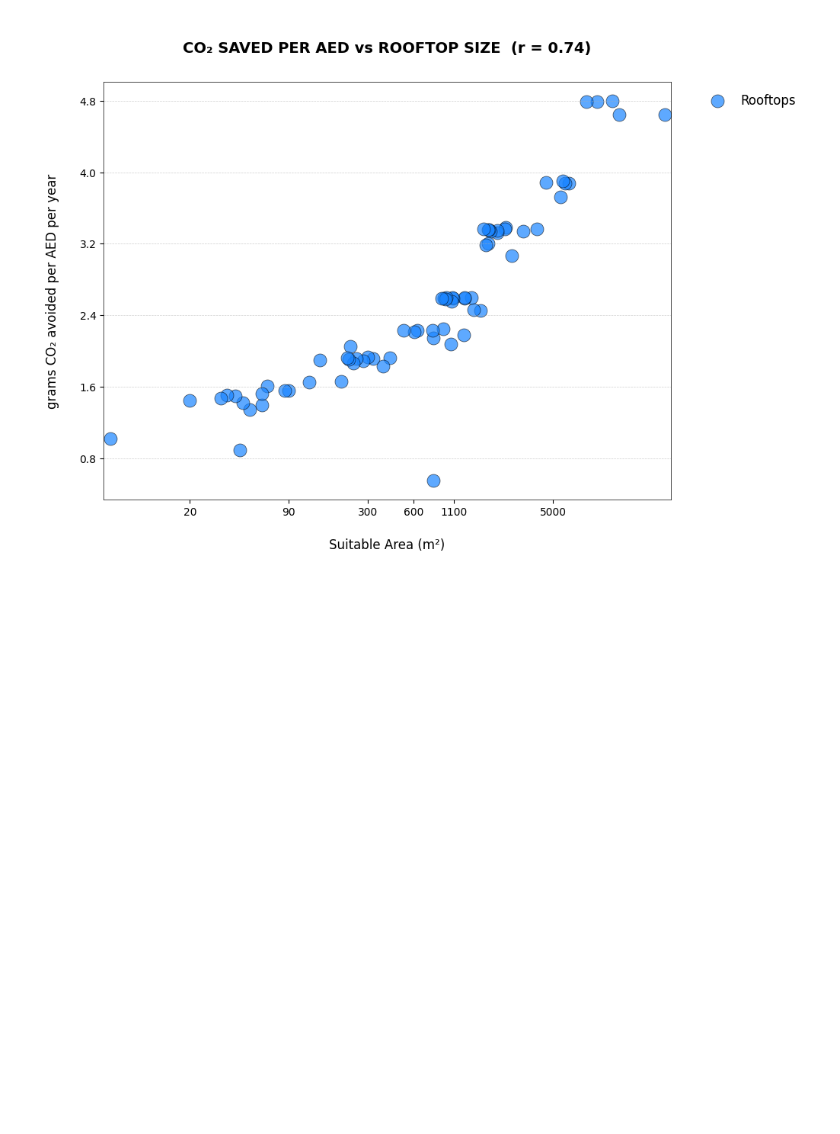
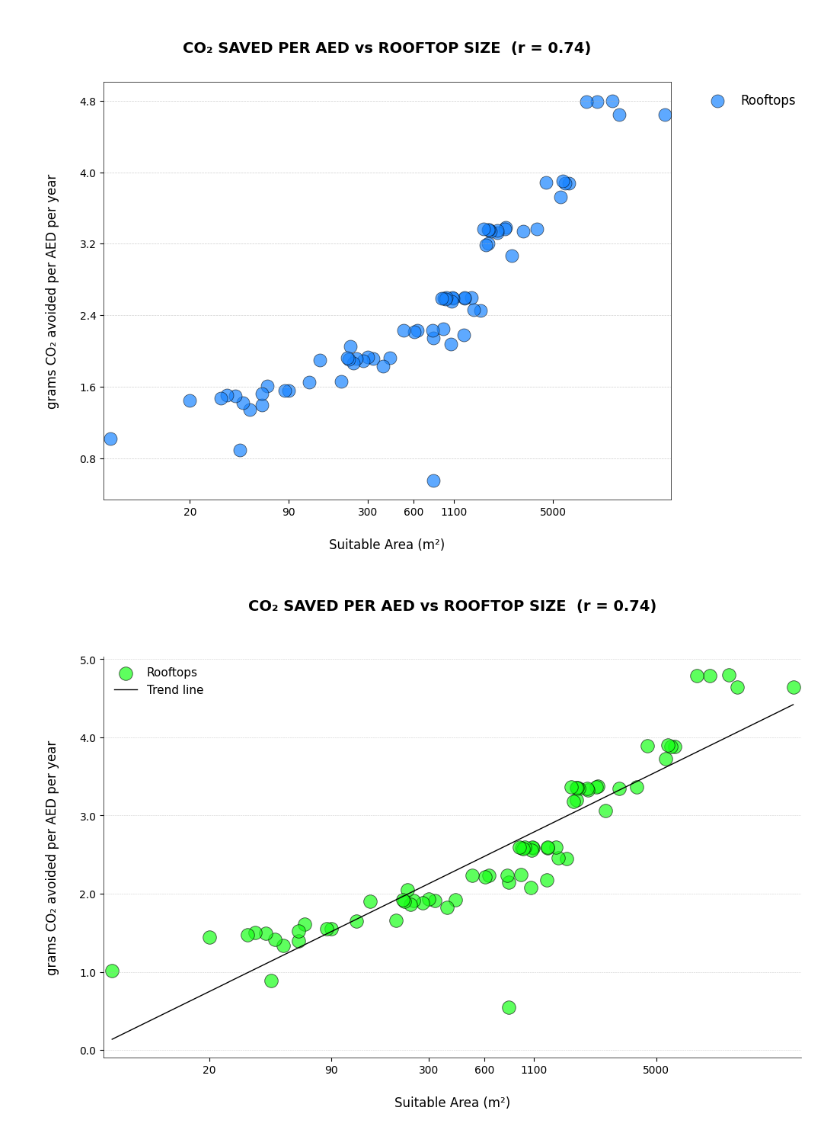
Before and after one commit to ClaudiaTurner/GEOG5160M-Dissertation, a Jupyter notebook: dissertation_data.ipynb, the cells around one changed output. Saved outputs shown, nothing was run; the diff lists cells and outputs as text; code cells hidden in the pictures; blank space fills up the shorter version.

```diff
--- a/dissertation_data.ipynb
+++ b/dissertation_data.ipynb
@@ -839,3 +839,79 @@ ax.legend(frameon=False, bbox_to_anchor=(1.04, 1), loc="upper left")
 plt.show()
 # %% [output]
 [figure]
+# %%
+
+# ── STYLE ───────────────────────────────────────────────────────
+plt.rcParams.update({
+    "font.family"     : "sans-serif",
+    "font.sans-serif" : ["DejaVu Sans"],
+    "axes.titlesize"  : 14,
+    "axes.titlepad"   : 12,
+    "axes.labelsize"  : 12,
+    "xtick.labelsize" : 10,
+    "ytick.labelsize" : 10,
+    "legend.fontsize" : 11,
+    "axes.edgecolor"  : "black",
+    "axes.linewidth"  : 0.5,
+})
+
+# ── DATA ────────────────────────────────────────────────────────
+df = rooftops_UAE.copy()
+df.columns = df.columns.str.strip()
+
+x = df["Suitable Area m²"]
+y = df["kg_CO2_per_AED_per_year"]          # already computed
+
+# trend line: fit y vs log10(x)
+m, b = np.polyfit(np.log10(x), y, 1)
+x_fit = np.logspace(np.log10(x.min()), np.log10(x.max()), 300)
+y_fit = m * np.log10(x_fit) + b
+r      = x.corr(y)
+
+# ── FIGURE ──────────────────────────────────────────────────────
+fig, ax = plt.subplots(figsize=(10, 7), constrained_layout=True, facecolor="white")
+
+# scatter
+ax.scatter(
+    x, y,
+    c="#1AFF1A", s=160, edgecolor="black", linewidth=0.6, alpha=0.7,
+    label="Rooftops"
+)
+
+# trend line
+ax.plot(
+    x_fit, y_fit,
+    color="black", linewidth=1,
+    label="Trend line"
+)
+
+
+
+# axis formatting
+ax.set_xscale("log")
+ax.set_xlim(x.min()*0.9, x.max()*1.1)
+ax.set_xticks([20, 90, 300, 600, 1100, 5000])
+ax.xaxis.set_major_formatter(ScalarFormatter())
+ax.xaxis.get_major_formatter().set_scientific(False)
+
+ax.yaxis.set_major_locator(MaxNLocator(nbins=6))
+ax.yaxis.set_major_formatter(FormatStrFormatter("%.1f"))
+
+ax.grid(axis="y", linestyle="--", linewidth=0.4, alpha=0.6)
+ax.minorticks_off()
+
+# remove top/right spines for cleaner look
+ax.spines["top"].set_visible(False)
+ax.spines["right"].set_visible(False)
+
+# labels & title
+ax.set_title(f"\nCO₂ SAVED PER AED vs ROOFTOP SIZE  (r = {r:.2f})\n\n", fontweight="bold")
+ax.set_xlabel("\nSuitable Area (m²)")
+ax.set_ylabel("grams CO₂ avoided per AED per year\n")
+
+# legend left-side inside plot
+ax.legend(frameon=False, loc="upper left")
+
+plt.show()
+# %% [output]
+[figure, added]
```
Also changed, not shown: parts of 2 cells of this notebook.
